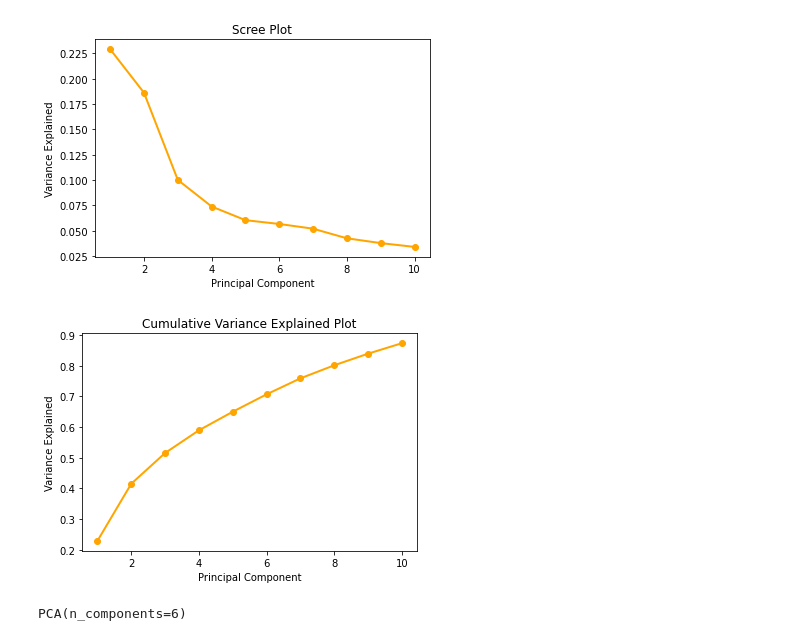
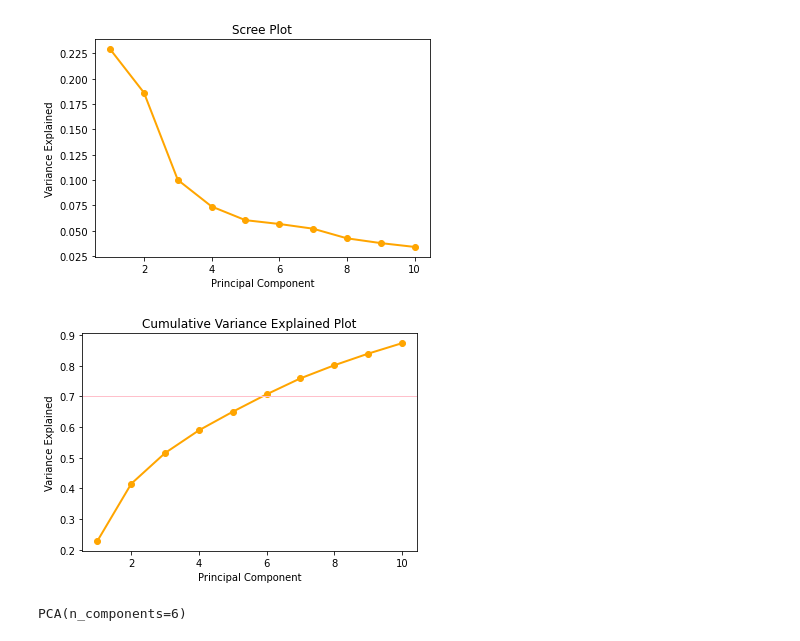
Before and after one commit to albachiarabellaroba/GROUP22_ADM_HW4, a Jupyter notebook: ultimo_Alba.ipynb, the cells around one changed output. Drawn from its saved outputs; the diff is of its cells as text; code cells hidden in the pictures.

```diff
--- a/ultimo_Alba.ipynb
+++ b/ultimo_Alba.ipynb
@@ -1124,12 +1045,13 @@ plt.show()
 # %%
 PC_values = np.arange(pca.n_components_) + 1
 plt.plot(PC_values, np.cumsum(pca.explained_variance_ratio_), 'o-', linewidth=2, color='orange')
 plt.title('Cumulative Variance Explained Plot')
+plt.axhline(y=0.70, color='pink', linestyle='-',linewidth=1)
 plt.xlabel('Principal Component')
 plt.ylabel('Variance Explained')
 plt.show()
 # %% [output]
-[figure, old version]
+[figure, new version]
 # %%
 #right PCA with 6 components
 
```
Also changed, not shown: parts of 51 cells of this notebook.
